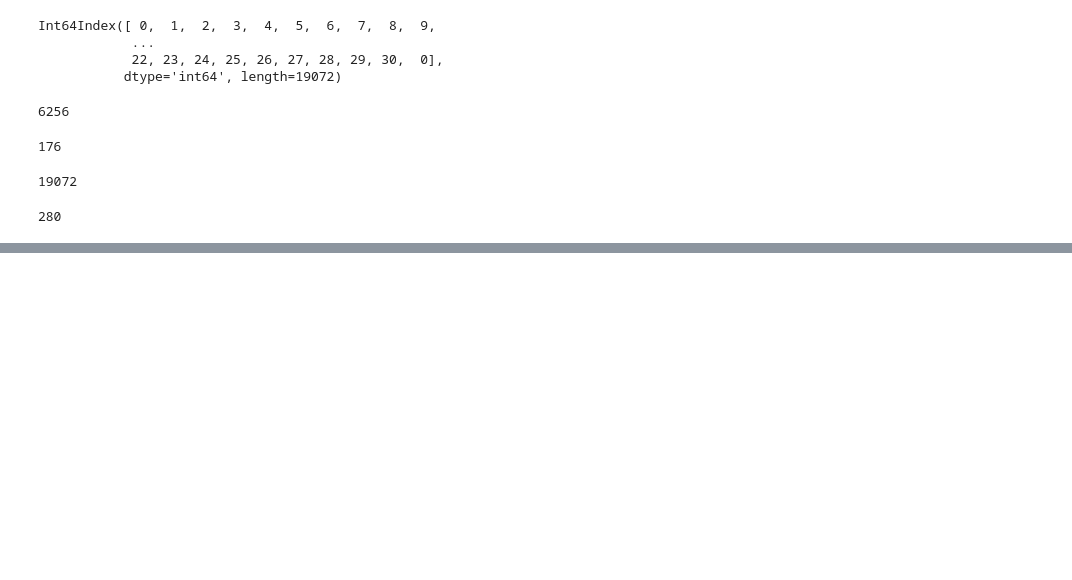
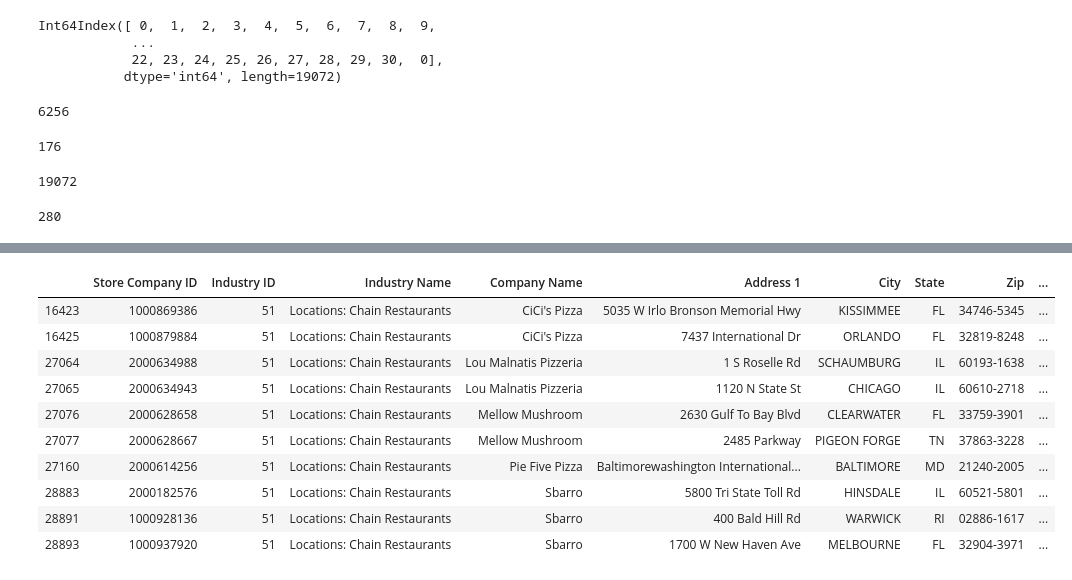
Before and after one commit to spencerqbrown/clean, a Jupyter notebook: work_clean.ipynb, the cells around one changed output, grey strips where cells are left out. Saved outputs shown, nothing was run; the diff lists cells and outputs as text; code cells hidden in the pictures; blank space fills up the shorter version.

```diff
--- a/work_clean.ipynb
+++ b/work_clean.ipynb
@@ -842,0 +1028,22 @@ extract_year_sheet(source_file=source_file, output_path=output_path, sheet_name=
+# %%
+base_master = base_master.iloc[:,[0, 3, 4, 5, 6, 7, 9, 10, 16]]
+# %%
+large = base_master[base_master["review_count"] > 2000]
+# %%
+final = pd.read_csv("C:\\Users\\Spencer\\Box Sync\\final_data_v1\\final_data_v1.csv")
+# %%
+scraped_ids = list(final["Store Company ID"])
+# %%
+large[~large["Store Company ID"].isin(scraped_ids)]
+# %% [output]
+|  | Store Company ID | Industry ID | Industry Name | Company Name | Address 1 | City | State | Zip | ... |
+| 16423 | 1000869386 | 51 | Locations: Chain Restaurants | CiCi's Pizza | 5035 W Irlo Bronson Memorial Hwy | KISSIMMEE | FL | 34746-5345 | ... |
+| 16425 | 1000879884 | 51 | Locations: Chain Restaurants | CiCi's Pizza | 7437 International Dr | ORLANDO | FL | 32819-8248 | ... |
+| 27064 | 2000634988 | 51 | Locations: Chain Restaurants | Lou Malnatis Pizzeria | 1 S Roselle Rd | SCHAUMBURG | IL | 60193-1638 | ... |
+| 27065 | 2000634943 | 51 | Locations: Chain Restaurants | Lou Malnatis Pizzeria | 1120 N State St | CHICAGO | IL | 60610-2718 | ... |
+| 27076 | 2000628658 | 51 | Locations: Chain Restaurants | Mellow Mushroom | 2630 Gulf To Bay Blvd | CLEARWATER | FL | 33759-3901 | ... |
+| 27077 | 2000628667 | 51 | Locations: Chain Restaurants | Mellow Mushroom | 2485 Parkway | PIGEON FORGE | TN | 37863-3228 | ... |
+| 27160 | 2000614256 | 51 | Locations: Chain Restaurants | Pie Five Pizza | Baltimorewashington International... | BALTIMORE | MD | 21240-2005 | ... |
+| 28883 | 2000182576 | 51 | Locations: Chain Restaurants | Sbarro | 5800 Tri State Toll Rd | HINSDALE | IL | 60521-5801 | ... |
+| 28891 | 1000928136 | 51 | Locations: Chain Restaurants | Sbarro | 400 Bald Hill Rd | WARWICK | RI | 02886-1617 | ... |
+| 28893 | 1000937920 | 51 | Locations: Chain Restaurants | Sbarro | 1700 W New Haven Ave | MELBOURNE | FL | 32904-3971 | ... |
```
Also changed, not shown: parts of 47 cells of this notebook, 7 other files.
